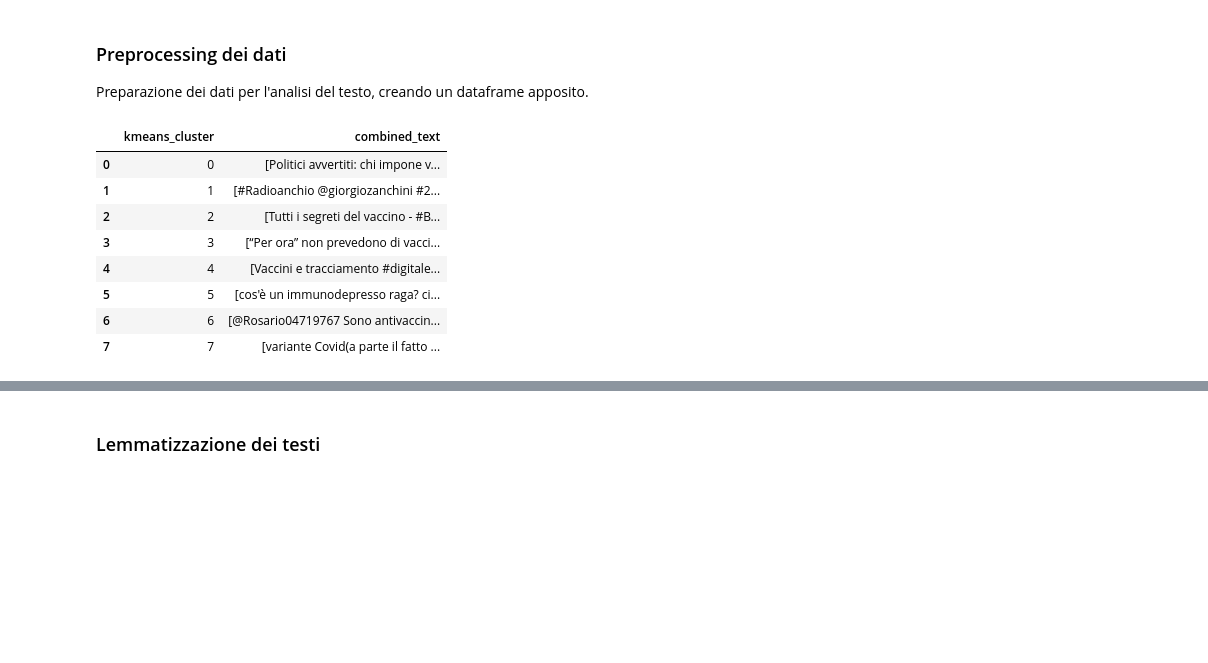
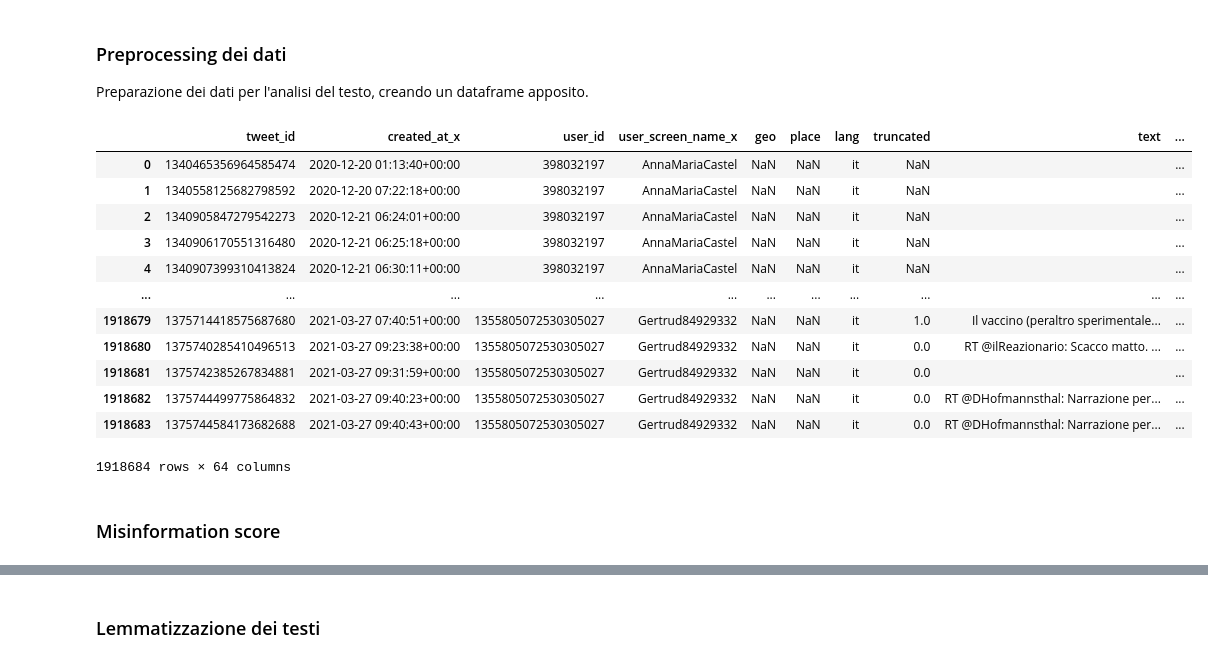
Before and after one commit to davisf20/characterization-of-user-misbehavior-in-online-social-media, a Jupyter notebook: notebooks/clustersCharacterization.ipynb, the cells around one changed output, grey strips where cells are left out. Cells and saved outputs as stored; diff of their text form; code cells hidden in the pictures; blank space fills up the shorter version.

```diff
--- a/notebooks/clustersCharacterization.ipynb
+++ b/notebooks/clustersCharacterization.ipynb
@@ -238,39 +247,42 @@ Preparazione dei dati per l'analisi del testo, creando un dataframe apposito.
 # %%
 # Unisci i due DataFrame sulla base del user_id
 merged_df = pd.merge(tweets, core_users_characterization, on='user_id')
 
 # Sostituisci i valori NaN con '' nelle colonne 'text', 'retweeted_text' e 'quoted_text'
 merged_df['text'] = merged_df['text'].fillna('')
 merged_df['retweeted_text'] = merged_df['retweeted_text'].fillna('')
 merged_df['quoted_text'] = merged_df['quoted_text'].fillna('')
 
-# Sostituisci 'https' con una stringa vuota nelle colonne 'text', 'retweeted_text' e 'quoted_text'
-merged_df['text'] = merged_df['text'].str.replace('https', '')
-merged_df['retweeted_text'] = merged_df['retweeted_text'].str.replace('https', '')
-merged_df['quoted_text'] = merged_df['quoted_text'].str.replace('https', '')
+# # Sostituisci 'https' con una stringa vuota nelle colonne 'text', 'retweeted_text' e 'quoted_text'
+# merged_df['text'] = merged_df['text'].str.replace('https', '')
+# merged_df['retweeted_text'] = merged_df['retweeted_text'].str.replace('https', '')
+# merged_df['quoted_text'] = merged_df['quoted_text'].str.replace('https', '')
 
 # Assicurati che tutti i valori nelle colonne 'text', 'retweeted_text' e 'quoted_text' siano stringhe
 merged_df['text'] = merged_df['text'].astype(str)
 merged_df['retweeted_text'] = merged_df['retweeted_text'].astype(str)
 merged_df['quoted_text'] = merged_df['quoted_text'].astype(str)
 
 # Crea una nuova colonna 'combined_text' che combina i contenuti dei campi 'text', 'retweeted_text' e 'quoted_text'
 merged_df['combined_text'] = merged_df.apply(lambda row: ' '.join([row['text'], row['retweeted_text'], row['quoted_text']]), axis=1)
 
 # Rimuovi i spazi vuoti iniziali e finali e sostituisci più spazi con uno solo
 merged_df['combined_text'] = merged_df['combined_text'].str.strip().replace(' +', ' ', regex=True)
 
-# Crea un nuovo DataFrame dove ogni riga rappresenta un cluster e la colonna è una lista di tutti i tweet di quel cluster
-cluster_tweets = merged_df.groupby('kmeans_cluster')['combined_text'].apply(list).reset_index()
-
-cluster_tweets
+merged_df
 # %% [output]
-|  | kmeans_cluster | combined_text |
-| 0 | 0 | [Politici avvertiti: chi impone v... |
-| 1 | 1 | [#Radioanchio @giorgiozanchini #2... |
-| 2 | 2 | [Tutti i segreti del vaccino - #B... |
-| 3 | 3 | [“Per ora” non prevedono di vacci... |
-| 4 | 4 | [Vaccini e tracciamento #digitale... |
-| 5 | 5 | [cos'è un immunodepresso raga? ci... |
-| 6 | 6 | [@Rosario04719767 Sono antivaccin... |
-| 7 | 7 | [variante Covid(a parte il fatto ... |
+|  | tweet_id | created_at_x | user_id | user_screen_name_x | geo | place | lang | truncated | text | ... |
+| 0 | 1340465356964585474 | 2020-12-20 01:13:40+00:00 | 398032197 | AnnaMariaCastel | NaN | NaN | it | NaN |  | ... |
+| 1 | 1340558125682798592 | 2020-12-20 07:22:18+00:00 | 398032197 | AnnaMariaCastel | NaN | NaN | it | NaN |  | ... |
+| 2 | 1340905847279542273 | 2020-12-21 06:24:01+00:00 | 398032197 | AnnaMariaCastel | NaN | NaN | it | NaN |  | ... |
+| 3 | 1340906170551316480 | 2020-12-21 06:25:18+00:00 | 398032197 | AnnaMariaCastel | NaN | NaN | it | NaN |  | ... |
+| 4 | 1340907399310413824 | 2020-12-21 06:30:11+00:00 | 398032197 | AnnaMariaCastel | NaN | NaN | it | NaN |  | ... |
+| ... | ... | ... | ... | ... | ... | ... | ... | ... | ... | ... |
+| 1918679 | 1375714418575687680 | 2021-03-27 07:40:51+00:00 | 1355805072530305027 | Gertrud84929332 | NaN | NaN | it | 1.0 | Il vaccino (peraltro sperimentale... | ... |
+| 1918680 | 1375740285410496513 | 2021-03-27 09:23:38+00:00 | 1355805072530305027 | Gertrud84929332 | NaN | NaN | it | 0.0 | RT @ilReazionario: Scacco matto. ... | ... |
+| 1918681 | 1375742385267834881 | 2021-03-27 09:31:59+00:00 | 1355805072530305027 | Gertrud84929332 | NaN | NaN | it | 0.0 |  | ... |
+| 1918682 | 1375744499775864832 | 2021-03-27 09:40:23+00:00 | 1355805072530305027 | Gertrud84929332 | NaN | NaN | it | 0.0 | RT @DHofmannsthal: Narrazione per... | ... |
+| 1918683 | 1375744584173682688 | 2021-03-27 09:40:43+00:00 | 1355805072530305027 | Gertrud84929332 | NaN | NaN | it | 0.0 | RT @DHofmannsthal: Narrazione per... | ... |
+1918684 rows × 64 columns
+# %% [markdown]
+### Misinformation score
```
Also changed, not shown: parts of 12 cells of this notebook.
